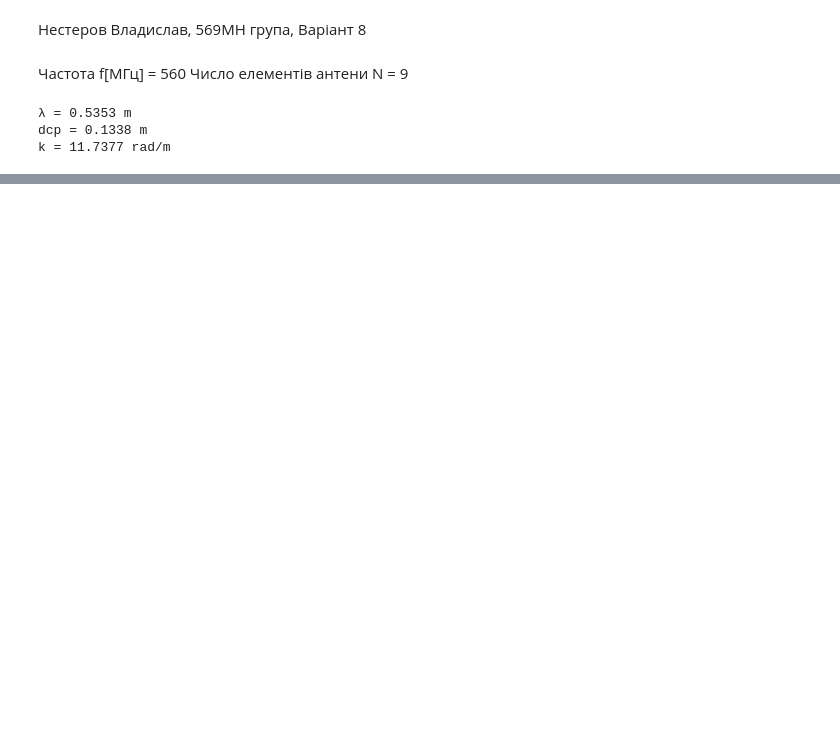
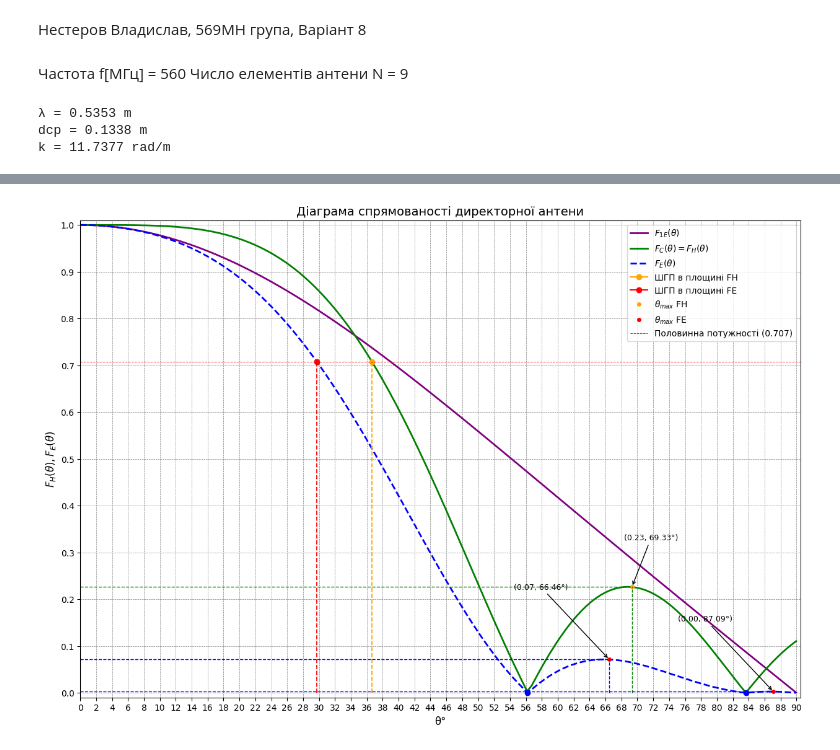
Before and after one commit to Nester0v/Antenas_Labs, a Jupyter notebook: Lab_2/director_antenna_research.ipynb, the cells around one changed output, grey strips where cells are left out. Drawn from its saved outputs; the diff is of its cells as text; code cells hidden in the pictures; blank space fills up the shorter version.

```diff
--- a/Lab_2/director_antenna_research.ipynb
+++ b/Lab_2/director_antenna_research.ipynb
@@ -36,0 +80,8 @@ k = 11.7377 rad/m
+# %%
+peaks_fc, _ = find_peaks(FC)  # Знайдемо індекси максимумів для FC
+theta_max_fc = np.degrees(theta[peaks_fc])  # Перетворюємо на градуси
+FC_peaks = np.array(FC)[peaks_fc]  # Значення максимумів для FC
+
+# Виводимо значення максимумів
+for idxE, (thetaH, valueH) in enumerate(zip(theta_max_fc, FC_peaks)):
+    print(f"θ_maxH {idxE + 1} = {thetaH:.2f}\u00b0; значення = {valueH:.3f}")
@@ -36,0 +90,8 @@ k = 11.7377 rad/m
+# %%
+peaks_fe, _ = find_peaks(FE)  # Знайдемо індекси максимумів для FE
+theta_max_fe = np.degrees(theta[peaks_fe])  # Перетворюємо на градуси
+FE_peaks = np.array(FE)[peaks_fe]  # Значення максимумів для FE
+
+# Виводимо значення максимумів
+for idxE, (thetaE, valueE) in enumerate(zip(theta_max_fe, FE_peaks)):
+    print(f"θ_maxE {idxE + 1} = {thetaE:.2f}\u00b0; значення = {valueE:.3f}")
@@ -36,0 +101,65 @@ k = 11.7377 rad/m
+# %%
+plt.figure(figsize = (15, 10))
+
+# Побудова графіків ДС
+plt.plot(steps, F1E, label="$ F_{1E}(θ) $", linestyle="solid", color="purple", linewidth=2)
+plt.plot(steps, FC, label="$ F_{C}(θ) = F_{H}(θ) $", linestyle="solid", color="green", linewidth=2)
+plt.plot(steps, FE, label="$ F_{E}(θ) $", linestyle="dashed", color="blue", linewidth=2)
+
+# Позначаємо знайдені точки
+plt.plot(SGP1 / 2, 0.707, marker="o", color='orange', markersize=6, label="ШГП в площині FH")
+plt.plot(SGP2 / 2, 0.707, marker="o", color='red', markersize=6, label="ШГП в площині FE")
+
+# Позначаємо нулі
+plt.plot(Zeros, [0] * len(Zeros), 'bo')
+
+# Наносимо максимуми на графік
+plt.plot(theta_max_fc, FC_peaks, "o", color = "orange", markersize=4, label="$ \\theta_{max} $ FH")
+plt.plot(theta_max_fe, FE_peaks, "ro", markersize=4, label="$ \\theta_{max} $ FE")
+
+# Додаємо вертикальні лінії для точок ШГП
+plt.vlines(x=SGP1 / 2, ymin=0, ymax=0.707, colors='orange', linestyles='dashed', linewidth=1.3)
+plt.vlines(x=SGP2 / 2, ymin=0, ymax=0.707, colors='red', linestyles='dashed', linewidth=1.3)
+
+# Додаємо вертикальні лінії для точок theta_max_fc
+for i in range(len(theta_max_fc)):
+    plt.vlines(x=theta_max_fc[i], ymin=0, ymax=FC_peaks[i], colors='green', linestyles='dashed', linewidth=1)
+    plt.hlines(y=FC_peaks[i], xmin=0, xmax=theta_max_fc[i], colors='green', linestyles='dashed', linewidth=1)
+
+    # Додаємо анотації
+    plt.annotate(f'({FC_peaks[i]:.2f}, {theta_max_fc[i]:.2f}\u00b0)',
+                 xy=(theta_max_fc[i], FC_peaks[i]),
+                 xytext=(theta_max_fc[i]-1, FC_peaks[i]+0.1),
+                 arrowprops=dict(arrowstyle='->', color='black'), fontsize=9)
+
+# Додаємо вертикальні лінії для точок theta_max_fe
+for i in range(len(theta_max_fe)):
+    plt.vlines(x=theta_max_fe[i], ymin=0, ymax=FE_peaks[i], colors='blue', linestyles='dashed', linewidth=1)
+    plt.hlines(y=FE_peaks[i], xmin=0, xmax=theta_max_fe[i], colors='blue', linestyles='dashed', linewidth=1)
+
+    # Додаємо анотації
+    plt.annotate(f'({FE_peaks[i]:.2f}, {theta_max_fe[i]:.2f}\u00b0)',
+                 xy=(theta_max_fe[i], FE_peaks[i]),
+                 xytext=(theta_max_fe[i]-12, FE_peaks[i]+0.15),
+                 arrowprops=dict(arrowstyle='->', color='black'), fontsize=9)
+
+# Позначаємо рівень половинної потужності (0.707)
+plt.axhline(y=0.707, color="r", linestyle="dashed", label="Половинна потужності (0.707)", linewidth=0.7)
+
+plt.xlabel("θ" + '\u00b0', fontsize=12)
+plt.ylabel("$ F_H(θ), F_E(θ) $", fontsize=12)
+plt.legend(loc="upper right", fontsize=10)
+plt.grid(which='both', linestyle='--', linewidth=0.5, color='gray')
+plt.title("Діаграма спрямованості директорної антени", fontsize=14)
+
+# Задаємо розміри клітинок
+plt.xticks(np.arange(0, 100, 2), fontsize=10)
+plt.yticks(np.arange(0, 1.2, 0.1), fontsize=10)
+
+# Задаємо ліміти відображення
+plt.ylim(-0.01, 1.01)
+plt.xlim(0, 90.5)
+
+plt.show()
+# %% [output]
+[figure, added]
```
Also changed, not shown: parts of 5 cells of this notebook.
